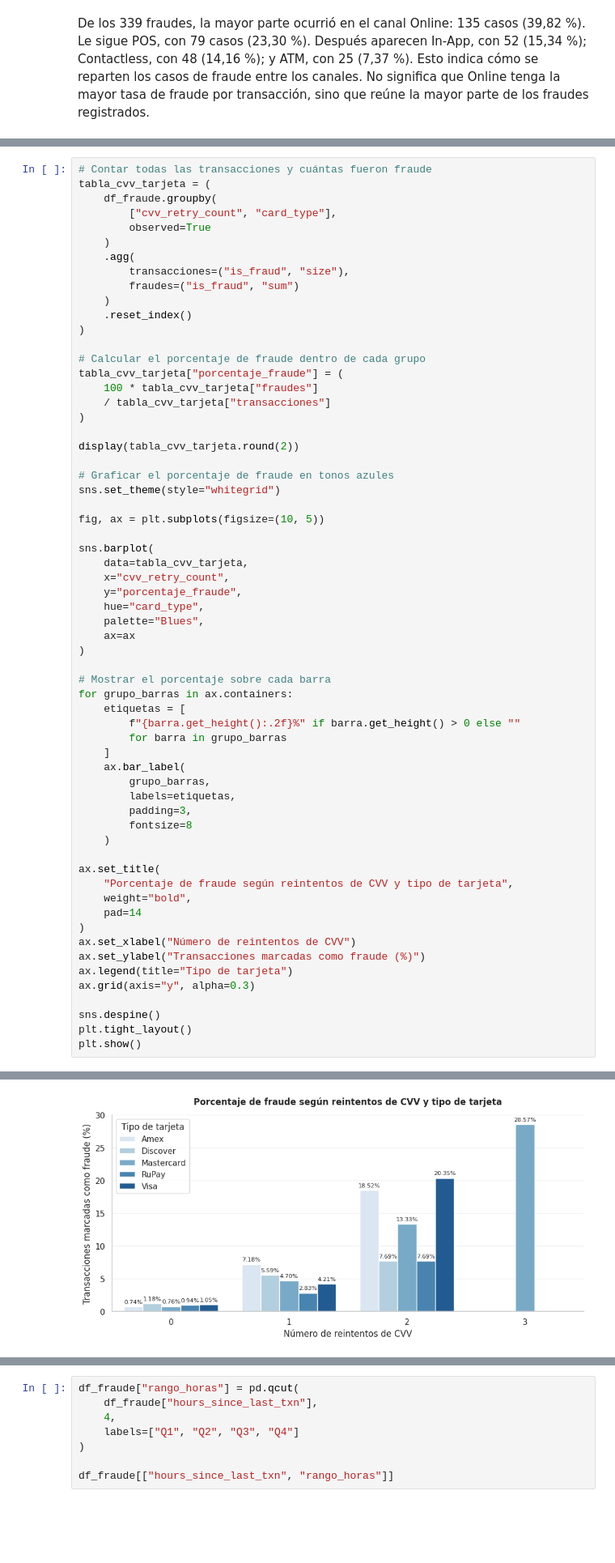
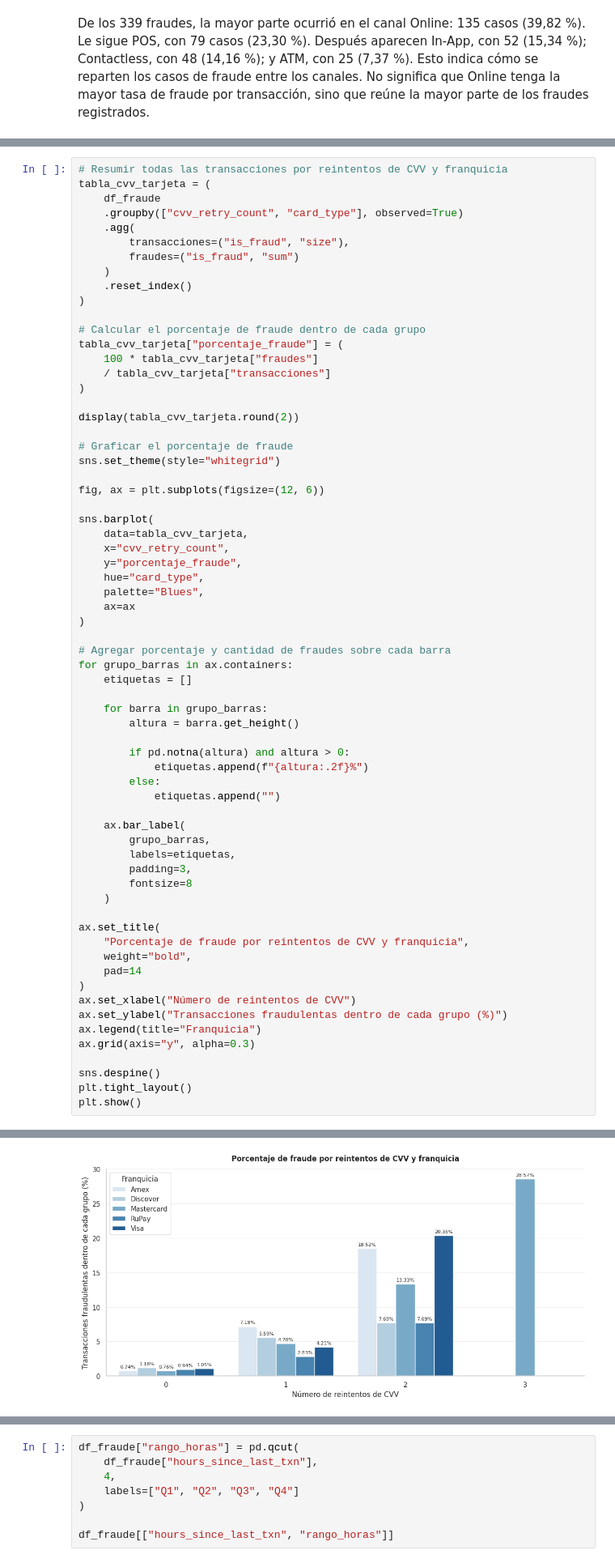
Before and after one commit to nashlypilar-collab/Intro_ciencia_tarea_grupo, a Jupyter notebook: FraudesTDC.ipynb, the cells around one changed output, grey strips where cells are left out. Shown at 81% size. Saved outputs shown, nothing was run; the diff lists cells and outputs as text; blank space fills up the shorter version.

```diff
--- a/FraudesTDC.ipynb
+++ b/FraudesTDC.ipynb
@@ -877,10 +929,8 @@ En resumen: las transacciones internacionales tuvieron una proporción de fraude
 # %%
-# Contar todas las transacciones y cuántas fueron fraude
+# Resumir todas las transacciones por reintentos de CVV y franquicia
 tabla_cvv_tarjeta = (
-    df_fraude.groupby(
-        ["cvv_retry_count", "card_type"],
-        observed=True
-    )
+    df_fraude
+    .groupby(["cvv_retry_count", "card_type"], observed=True)
     .agg(
         transacciones=("is_fraud", "size"),
         fraudes=("is_fraud", "sum")
@@ -896,10 +946,10 @@ tabla_cvv_tarjeta["porcentaje_fraude"] = (
 
 display(tabla_cvv_tarjeta.round(2))
 
-# Graficar el porcentaje de fraude en tonos azules
+# Graficar el porcentaje de fraude
 sns.set_theme(style="whitegrid")
 
-fig, ax = plt.subplots(figsize=(10, 5))
+fig, ax = plt.subplots(figsize=(12, 6))
 
 sns.barplot(
     data=tabla_cvv_tarjeta,
@@ -910,12 +960,18 @@ sns.barplot(
     ax=ax
 )
 
-# Mostrar el porcentaje sobre cada barra
+# Agregar porcentaje y cantidad de fraudes sobre cada barra
 for grupo_barras in ax.containers:
-    etiquetas = [
-        f"{barra.get_height():.2f}%" if barra.get_height() > 0 else ""
-        for barra in grupo_barras
-    ]
+    etiquetas = []
+
+    for barra in grupo_barras:
+        altura = barra.get_height()
+
+        if pd.notna(altura) and altura > 0:
+            etiquetas.append(f"{altura:.2f}%")
+        else:
+            etiquetas.append("")
+
     ax.bar_label(
         grupo_barras,
         labels=etiquetas,
@@ -924,34 +980,34 @@ for grupo_barras in ax.containers:
     )
 
 ax.set_title(
-    "Porcentaje de fraude según reintentos de CVV y tipo de tarjeta",
+    "Porcentaje de fraude por reintentos de CVV y franquicia",
     weight="bold",
     pad=14
 )
 ax.set_xlabel("Número de reintentos de CVV")
-ax.set_ylabel("Transacciones marcadas como fraude (%)")
-ax.legend(title="Tipo de tarjeta")
+ax.set_ylabel("Transacciones fraudulentas dentro de cada grupo (%)")
+ax.legend(title="Franquicia")
 ax.grid(axis="y", alpha=0.3)
 
 sns.despine()
 plt.tight_layout()
 plt.show()
 # %% [output]
 |  | cvv_retry_count | card_type | transacciones | fraudes | porcentaje_fraude |
 | 0 | 0 | Amex | 1757 | 13 | 0.74 |
 | 1 | 0 | Discover | 849 | 10 | 1.18 |
 | 2 | 0 | Mastercard | 5525 | 42 | 0.76 |
 | 3 | 0 | RuPay | 1487 | 14 | 0.94 |
 | 4 | 0 | Visa | 7040 | 74 | 1.05 |
 | 5 | 1 | Amex | 348 | 25 | 7.18 |
 | 6 | 1 | Discover | 161 | 9 | 5.59 |
 | 7 | 1 | Mastercard | 1022 | 48 | 4.70 |
 | 8 | 1 | RuPay | 283 | 8 | 2.83 |
 | 9 | 1 | Visa | 1259 | 53 | 4.21 |
 | ... | ... | ... | ... | ... | ... |
 | 13 | 2 | RuPay | 26 | 2 | 7.69 |
 | 14 | 2 | Visa | 113 | 23 | 20.35 |
 | 15 | 3 | Amex | 3 | 0 | 0.00 |
 | 16 | 3 | Mastercard | 7 | 2 | 28.57 |
 | 17 | 3 | Visa | 5 | 0 | 0.00 |
-[figure, old version]
+[figure, new version]
```
Also changed, not shown: parts of 59 cells of this notebook.
